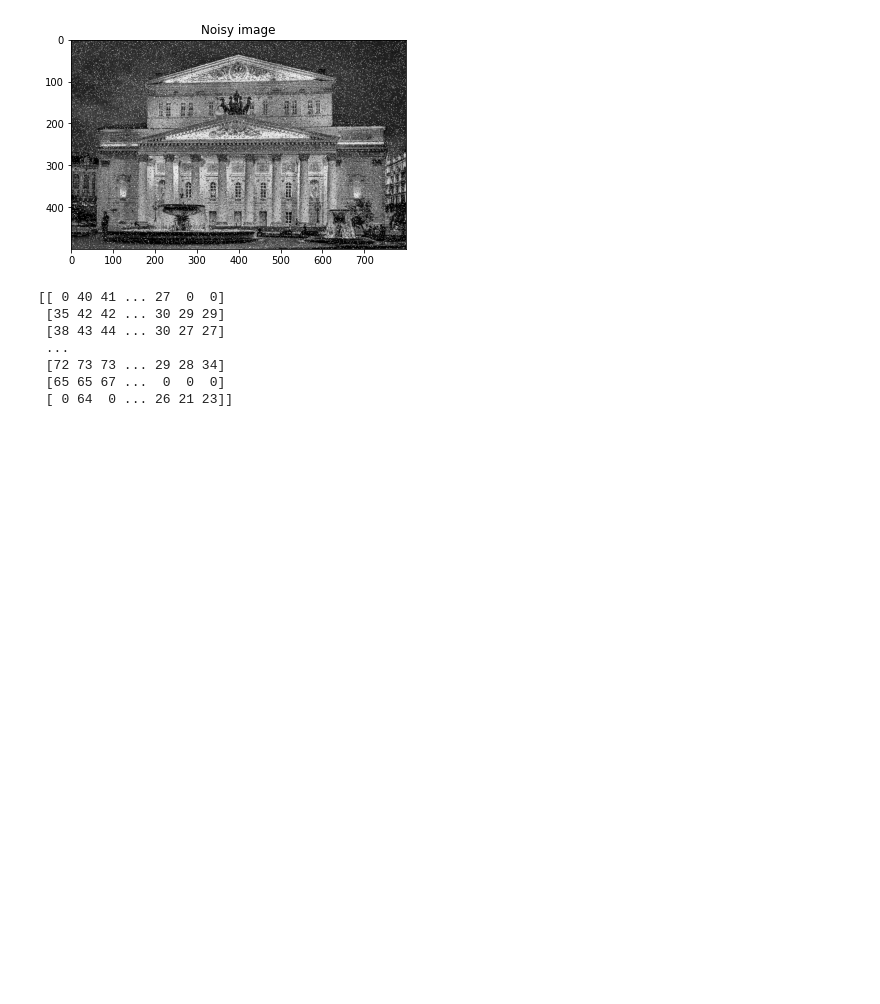
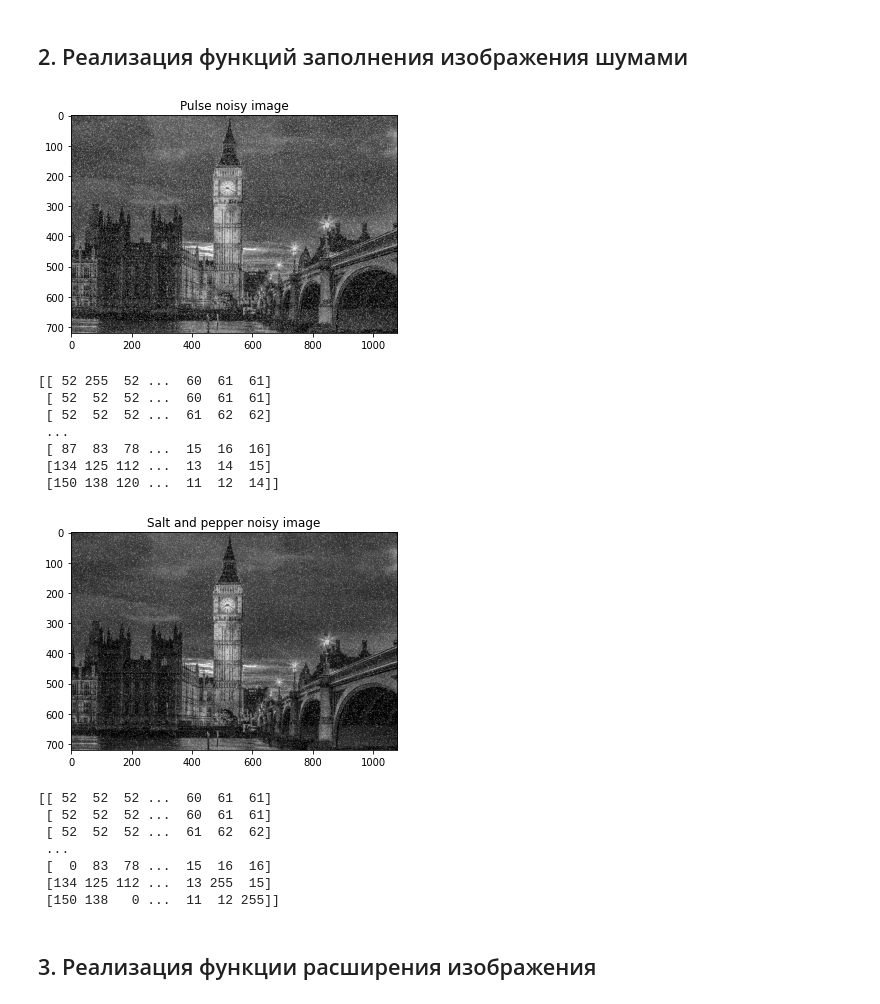
Before and after one commit to yudzu/ComputerVision, a Jupyter notebook: Prac1.ipynb, the cells around one changed output. Saved outputs shown, nothing was run; the diff lists cells and outputs as text; code cells hidden in the pictures; blank space fills up the shorter version.

```diff
--- a/Prac1.ipynb
+++ b/Prac1.ipynb
@@ -29,0 +12,19 @@ Data type of image is: uint8
+# %%
+import cv2
+import numpy as np
+import matplotlib.pyplot as plt
+import random
+
+img = cv2.imread('big-ben.jpg', cv2.IMREAD_GRAYSCALE)
+#cv2.imshow('Picture', img)
+#cv2.waitKey(0)
+
+print("Image size is:", img.shape)
+print("Data type of image is:", img.dtype)
+
+plt.figure
+plt.imshow(img, cmap='gray')
+plt.title("Original image")
+plt.show()
+
+print(img)
@@ -30,36 +42,75 @@ Data type of image is: uint8
+# %% [markdown]
+## 2. Реализация функций заполнения изображения шумами
 # %%
+def pulse_noise_generator(img):
+    """
+    Осуществляет заполнение изображения импульсным шумом
+
+    :param img: матрица исходного изображения
+
+    :return noisy_img: матрица зашумленного изображения
+    """
+    noise_share = 0.1
+    noisy_img = np.copy(img)
+
+    for i in range(img.shape[0]):
+        for j in range(img.shape[1]):
+            if noise_share >= random.random():
+                noisy_img[i, j] = 255
+
+    return noisy_img
+
 def salt_and_pepper_noise_generator(img):
     """
     Осуществляет заполнение изображения шумом типа соль-перец
+
     :param img: матрица исходного изображения
+
     :return noisy_img: матрица зашумленного изображения
     """
     noise_share = 0.1
     noisy_img = np.copy(img)
 
     for i in range(noisy_img.shape[0]):
         for j in range(noisy_img.shape[1]):
             if noise_share >= random.random():
                 noisy_img[i, j] = 0 if bool(random.getrandbits(1)) else 255
 
     return noisy_img
 
-noisy_img = salt_and_pepper_noise_generator(img)
+pulse_noisy_img = pulse_noise_generator(img)
+salt_and_pepper_noisy_img = salt_and_pepper_noise_generator(img)
 
-plt.imshow(noisy_img, cmap='gray')
-plt.title("Noisy image")
+plt.imshow(pulse_noisy_img, cmap='gray')
+plt.title("Pulse noisy image")
 plt.show()
 
-print(noisy_img)
+print(pulse_noisy_img)
+
+plt.imshow(salt_and_pepper_noisy_img, cmap='gray')
+plt.title("Salt and pepper noisy image")
+plt.show()
+
+print(salt_and_pepper_noisy_img)
 # %% [output]
-[figure, old version]
+[figure, new version]
-[[ 0 40 41 ... 27  0  0]
- [35 42 42 ... 30 29 29]
- [38 43 44 ... 30 27 27]
+[[ 52 255  52 ...  60  61  61]
+ [ 52  52  52 ...  60  61  61]
+ [ 52  52  52 ...  61  62  62]
  ...
- [72 73 73 ... 29 28 34]
- [65 65 67 ...  0  0  0]
- [ 0 64  0 ... 26 21 23]]
+ [ 87  83  78 ...  15  16  16]
+ [134 125 112 ...  13  14  15]
+ [150 138 120 ...  11  12  14]]
+[figure, added]
+[[ 52  52  52 ...  60  61  61]
+ [ 52  52  52 ...  60  61  61]
+ [ 52  52  52 ...  61  62  62]
+ ...
+ [  0  83  78 ...  15  16  16]
+ [134 125 112 ...  13 255  15]
+ [150 138   0 ...  11  12 255]]
+# %% [markdown]
+## 3. Реализация функции расширения изображения
 # %%
 def image_expansion(img, kernel_dimension=3):
     """
```
Also changed, not shown: parts of 9 cells of this notebook, 1 other file.
